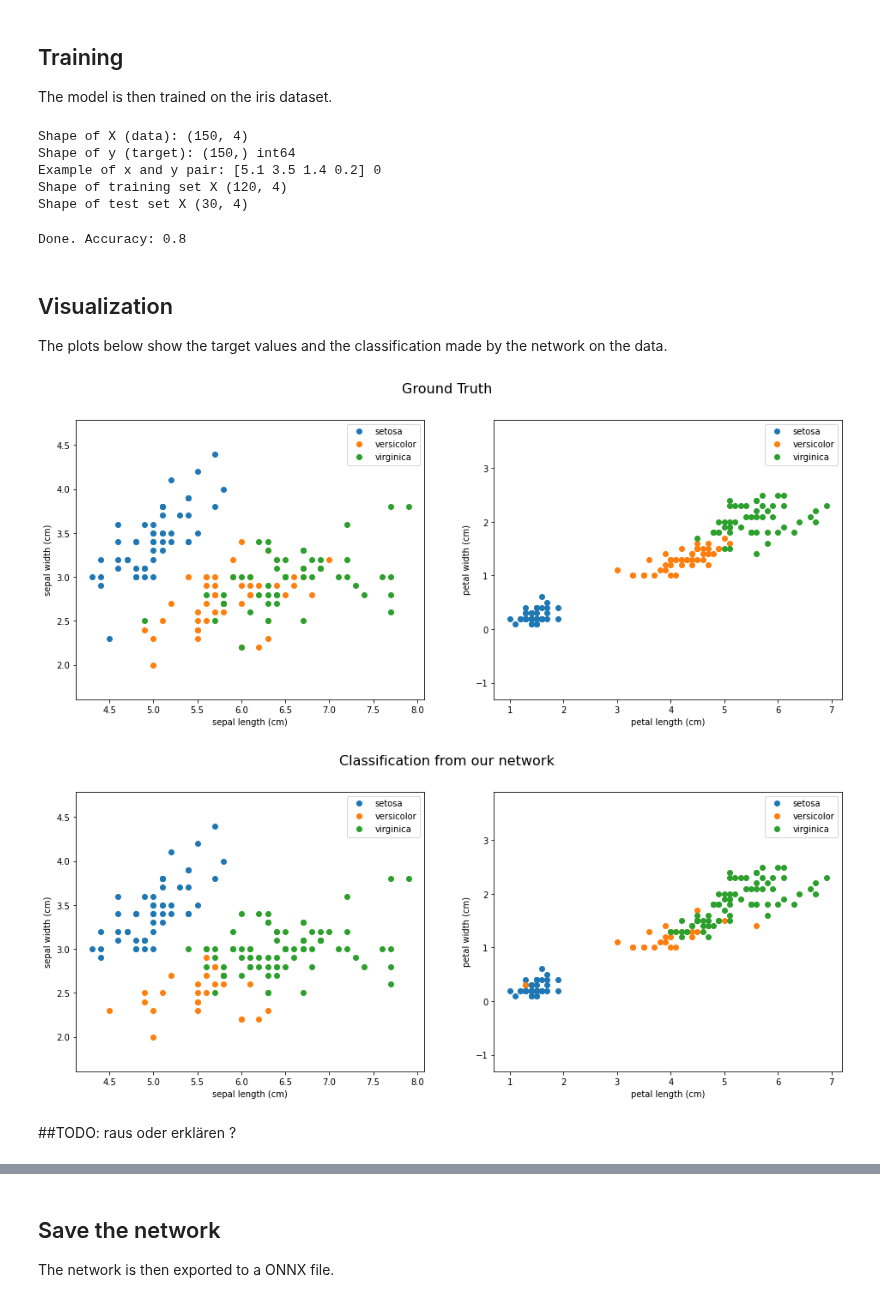
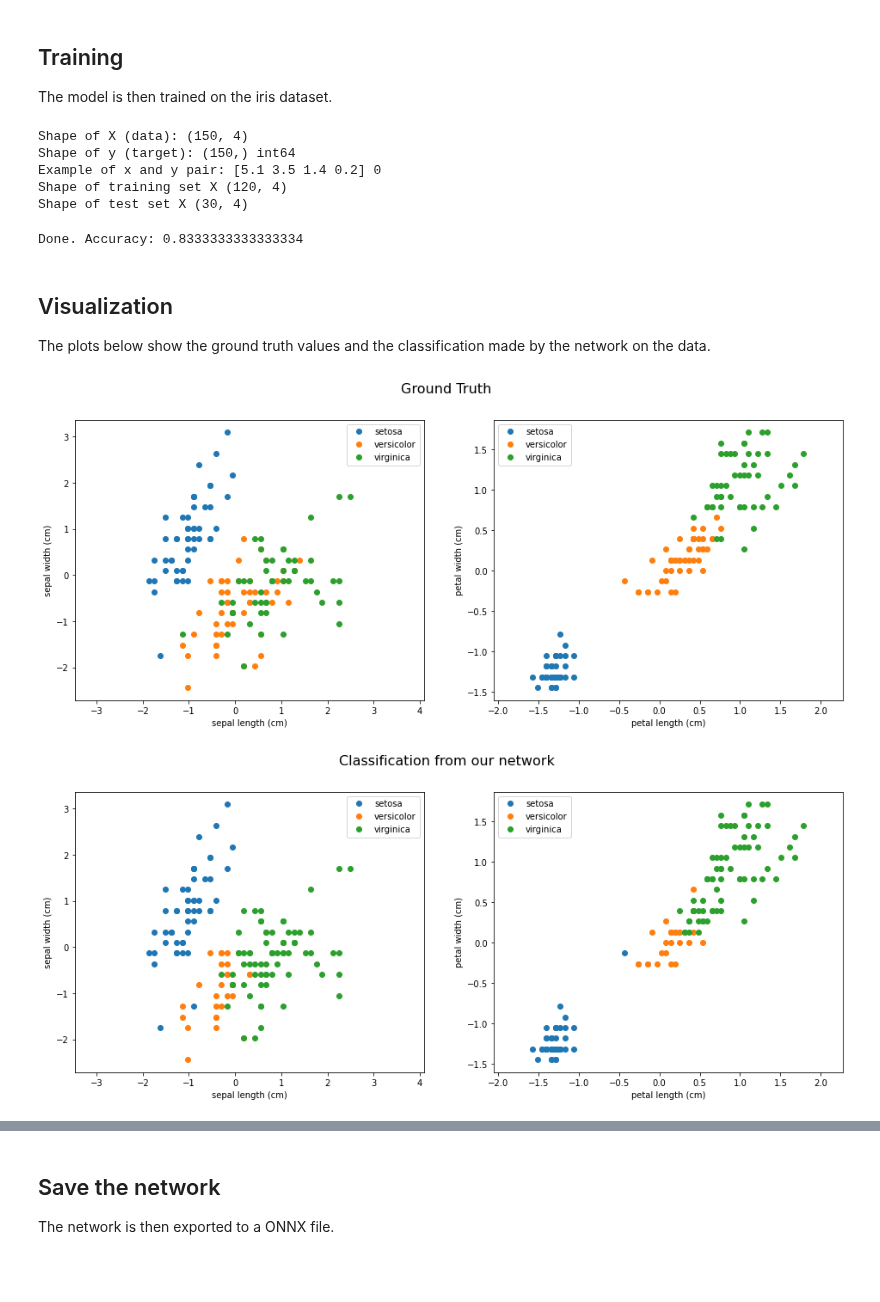
Before and after one commit to DDiekmann/Applied-Verification-Lab-Neural-Networks, a Jupyter notebook: Tutorials/Verification_by_abstraction_with_eran.ipynb, the cells around one changed output, grey strips where cells are left out. Drawn from its saved outputs; the diff is of its cells as text; code cells hidden in the pictures; blank space fills up the shorter version.

```diff
--- a/Tutorials/Verification_by_abstraction_with_eran.ipynb
+++ b/Tutorials/Verification_by_abstraction_with_eran.ipynb
@@ -97,7 +106,7 @@ names, feature_names, X, y, X_scaled, X_train, X_test, y_train, y_test = iris_tr
 
 model = iris_trainer.train_model(
     NeuralNetwork(input_dim=X_train.shape[1], output_dim=3, number_of_neurons=10),
-    epochs=100,
+    epochs=200,
     X_train=X_train,
     X_test=X_test,
     y_train=y_train,
@@ -108,15 +117,13 @@ Shape of y (target): (150,) int64
 Example of x and y pair: [5.1 3.5 1.4 0.2] 0
 Shape of training set X (120, 4)
 Shape of test set X (30, 4)
-Done. Accuracy: 0.8
+Done. Accuracy: 0.8333333333333334
 # %% [markdown]
 ## Visualization
-The plots below show the target values and the classification made by the network on the data.
+The plots below show the ground truth values and the classification made by the network on the data.
 # %%
-plots.show_plots(names, feature_names, X, y, title = 'Ground Truth')
-plots.show_plots(names, feature_names, X, iris_trainer.predict(X_scaled, model), title = 'Classification from our network')
+plots.show_plots(names, feature_names, X_scaled, y, title = 'Ground Truth')
+plots.show_plots(names, feature_names, X_scaled, iris_trainer.predict(X_scaled, model), title = 'Classification from our network')
 # %% [output]
-[figure, old version]
+[figure, new version]
-[figure, old version]
+[figure, new version]
-# %% [markdown]
-##TODO: raus oder erklären ?
```
Also changed, not shown: parts of 59 cells of this notebook.
